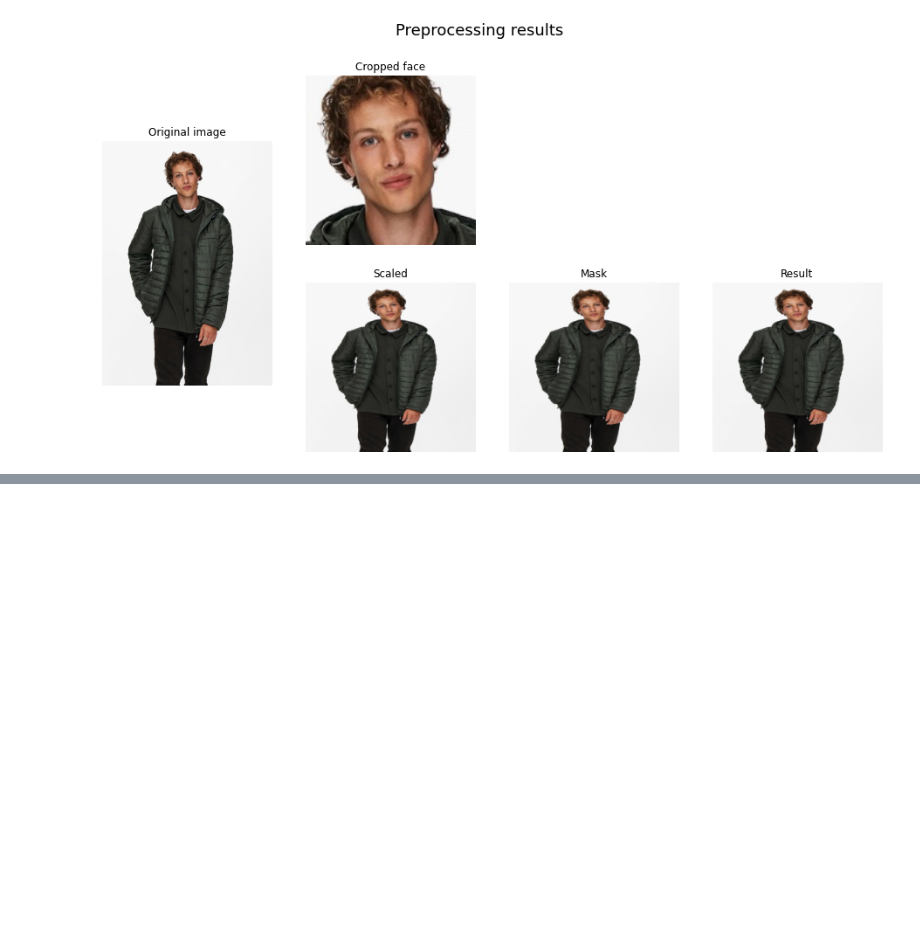
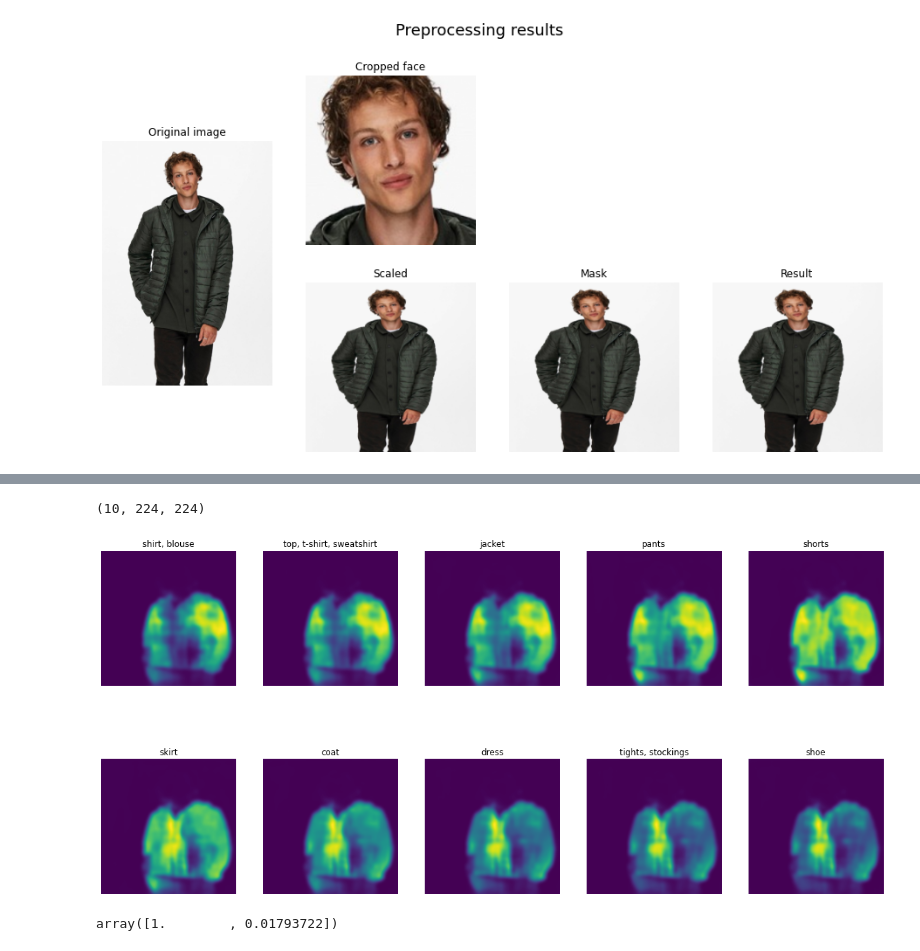
Before and after one commit to roma1n/face_clothes_matching, a Jupyter notebook: notebooks/preprocessing visualisation.ipynb, the cells around one changed output, grey strips where cells are left out. Cells and saved outputs as stored; diff of their text form; code cells hidden in the pictures; blank space fills up the shorter version.

```diff
--- a/notebooks/preprocessing visualisation.ipynb
+++ b/notebooks/preprocessing visualisation.ipynb
@@ -58,0 +118,4 @@ INFO: Created TensorFlow Lite XNNPACK delegate for CPU.
+# %%
+res.shape
+# %% [output]
+(10, 224, 224)
@@ -58,0 +124,15 @@ INFO: Created TensorFlow Lite XNNPACK delegate for CPU.
+# %%
+smoothed = gaussian(res, 3.)
+
+plt.figure(figsize=(20, 10))
+for i in range(10):
+    plt.subplot(2, 5, i + 1)
+    plt.title(names[i])
+    plt.imshow(smoothed[i])
+    plt.axis('off')
+# %% [output]
+[figure, added]
+# %%
+(np.indices((224, 224)) / 223)[:, 223, 4]
+# %% [output]
+array([1.        , 0.01793722])
```
Also changed, not shown: parts of 6 cells of this notebook, 12 other files.
